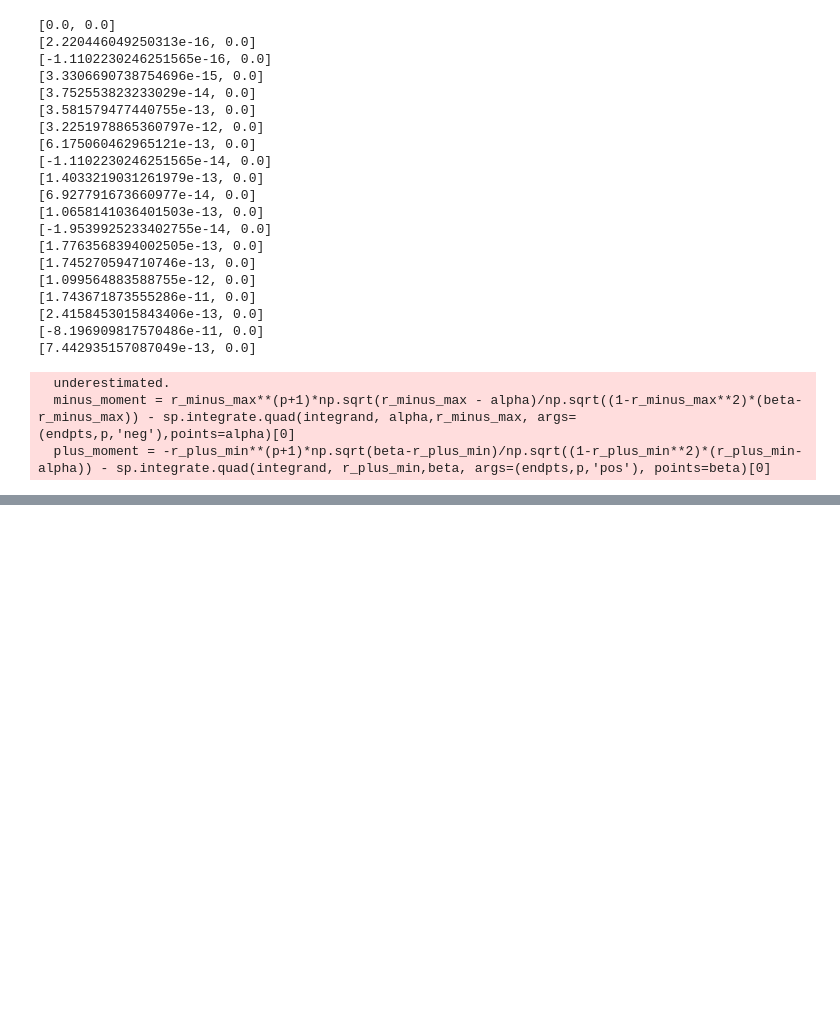
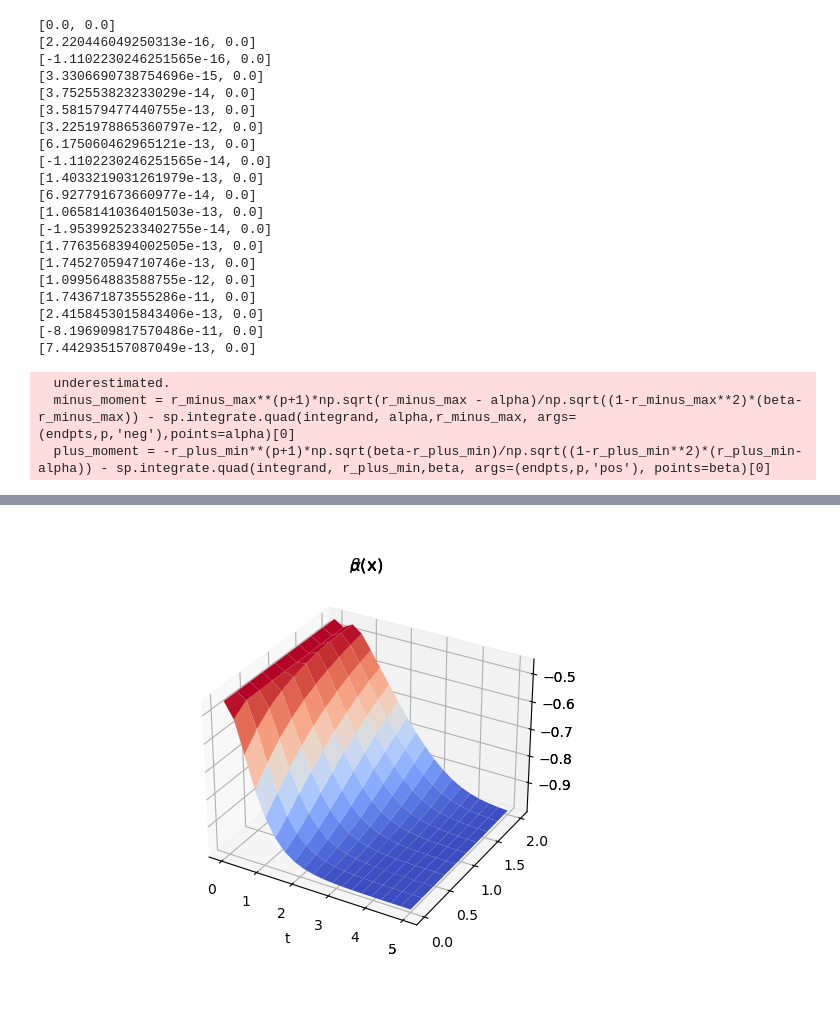
Before and after one commit to infiniteplane/dNLS, a Jupyter notebook: special-initial-condition.ipynb, the cells around one changed output, grey strips where cells are left out. Saved outputs shown, nothing was run; the diff lists cells and outputs as text; code cells hidden in the pictures; blank space fills up the shorter version.

```diff
--- a/special-initial-condition.ipynb
+++ b/special-initial-condition.ipynb
@@ -147,0 +150,2 @@ plt.show()
+# %%
+XX, TT = np.meshgrid(X,T)
@@ -147,0 +176,6 @@ plt.show()
+# %%
+for t_idx in range(1,num_tsamples):
+	for x_idx in range(num_xsamples):
+		result = sp.optimize.fsolve(total_moments_system, [alphas[t_idx-1][x_idx],betas[t_idx-1][x_idx]], args=(X[x_idx],T[t_idx]))
+		alphas[t_idx][x_idx] = result[0]
+		betas[t_idx][x_idx] = result[1]
@@ -147,0 +188,12 @@ plt.show()
+# %%
+%matplotlib ipympl
+plt.ion()
+fig3, ax3 = plt.subplots(subplot_kw={"projection": "3d"}, num=' ')
+ax.clear()
+ax3.plot_surface(XX,TT, alphas, cmap="coolwarm")
+ax3.set_title(r"$\alpha$(x)")
+ax3.set_xlabel('x')
+ax3.set_ylabel('t')
+plt.show()
+# %% [output]
+[figure, added]
```
Also changed, not shown: parts of 11 cells of this notebook.
